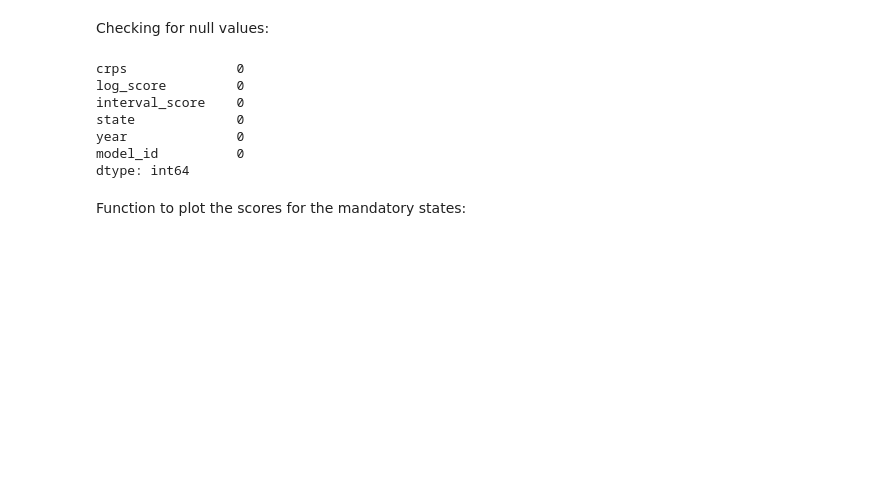
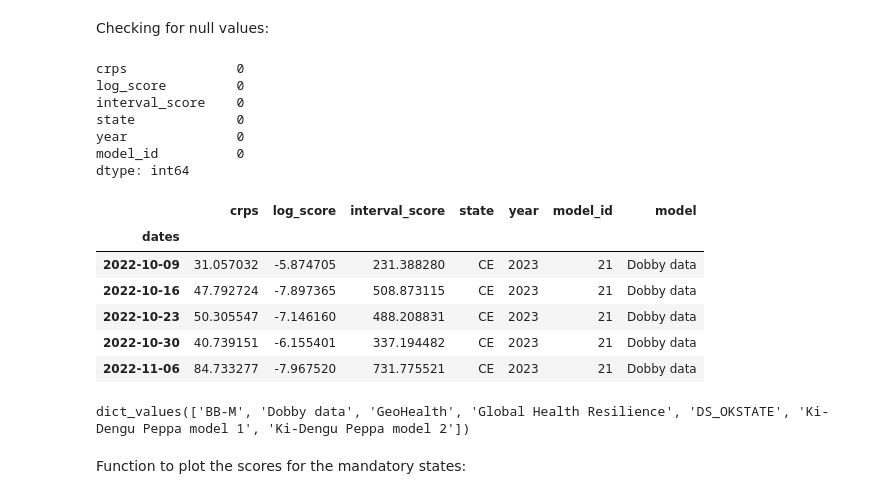
Before and after one commit to Mosqlimate-project/sprint-template, a Jupyter notebook: scores/compare_the_scores_figures.ipynb, the cells around one changed output. Saved outputs shown, nothing was run; the diff lists cells and outputs as text; code cells hidden in the pictures; blank space fills up the shorter version.

```diff
--- a/scores/compare_the_scores_figures.ipynb
+++ b/scores/compare_the_scores_figures.ipynb
@@ -104,6 +104,27 @@ state             0
 year              0
 model_id          0
 dtype: int64
+# %%
+rename_models = {30: 'BB-M', 21: 'Dobby data', 25: 'GeoHealth',
+                22: 'Global Health Resilience', 29: 'DS_OKSTATE',
+                27: 'Ki-Dengu Peppa model 1',
+                28: 'Ki-Dengu Peppa model 2'}
+
+df_score_end['model'] = df_score_end['model_id'].replace(rename_models)
+
+df_score_end.head()
+# %% [output]
+|  | crps | log_score | interval_score | state | year | model_id | model |
+| dates |  |  |  |  |  |  |  |
+| 2022-10-09 | 31.057032 | -5.874705 | 231.388280 | CE | 2023 | 21 | Dobby data |
+| 2022-10-16 | 47.792724 | -7.897365 | 508.873115 | CE | 2023 | 21 | Dobby data |
+| 2022-10-23 | 50.305547 | -7.146160 | 488.208831 | CE | 2023 | 21 | Dobby data |
+| 2022-10-30 | 40.739151 | -6.155401 | 337.194482 | CE | 2023 | 21 | Dobby data |
+| 2022-11-06 | 84.733277 | -7.967520 | 731.775521 | CE | 2023 | 21 | Dobby data |
+# %%
+rename_models.values()
+# %% [output]
+dict_values(['BB-M', 'Dobby data', 'GeoHealth', 'Global Health Resilience', 'DS_OKSTATE', 'Ki-Dengu Peppa model 1', 'Ki-Dengu Peppa model 2'])
 # %% [markdown]
 Function to plot the scores for the mandatory states:
 # %%
```
Also changed, not shown: parts of 6 cells of this notebook, 4 other files.
